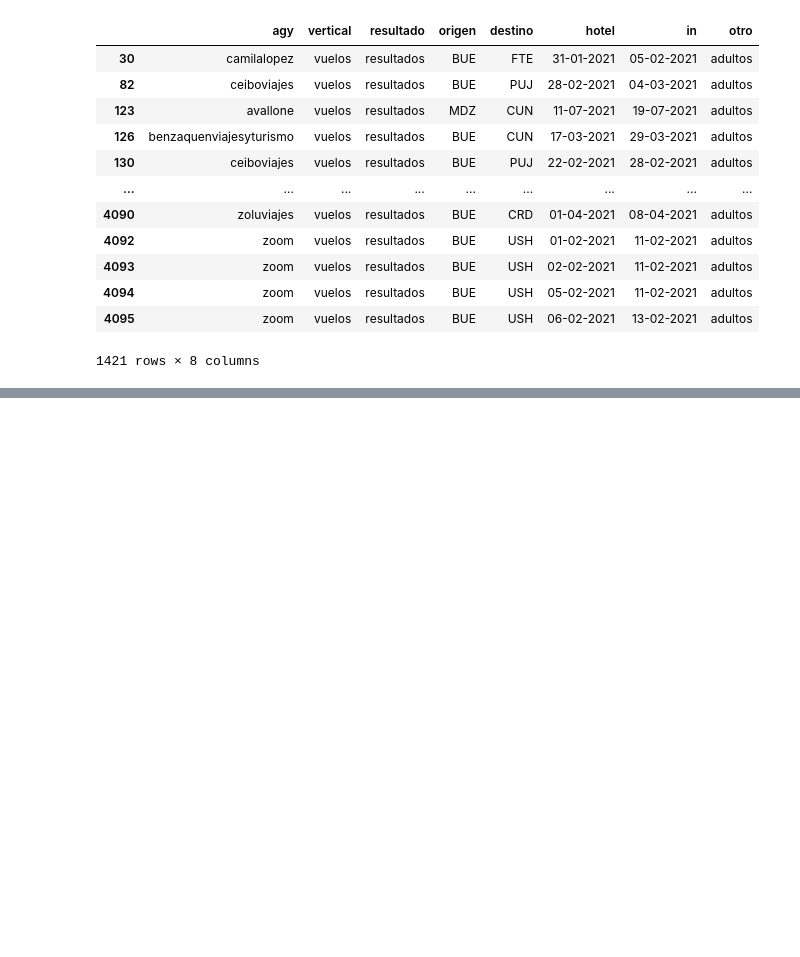
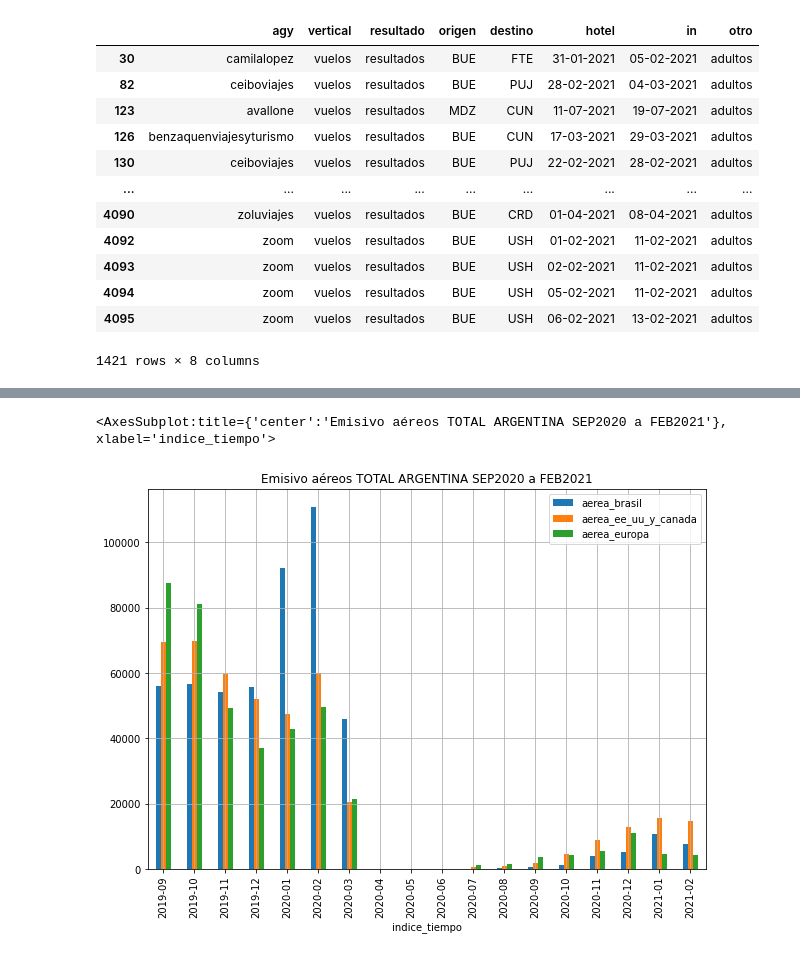
Before and after one commit to MarcoCenturion/Bash_data_analytics, a Jupyter notebook: sed cut tr python.ipynb, the cells around one changed output, grey strips where cells are left out. Cells and saved outputs as stored; diff of their text form; code cells hidden in the pictures; blank space fills up the shorter version.

```diff
--- a/sed cut tr python.ipynb
+++ b/sed cut tr python.ipynb
@@ -710,0 +704,2 @@ vuelos.dropna()
+# %%
+destinos=pd.read_csv('~/datasets/serie-tiempo-turismo-emisivo-mensual.csv')
@@ -710,0 +722,2 @@ vuelos.dropna()
+# %%
+destinos=pd.DataFrame(destinos)
@@ -710,0 +798,6 @@ vuelos.dropna()
+# %%
+#TI.sort_values(by=['Coef'],ascending=[False]).head(20).plot.bar(title='Semana 44 2018 - Indice creciente',grid=True,figsize=(20,7),x='Tramo',colormap='Set1_r')
+destinos[['indice_tiempo','aerea_brasil','aerea_ee_uu_y_canada','aerea_europa']].tail(18).plot.bar(title="Emisivo aéreos TOTAL ARGENTINA SEP2020 a FEB2021", figsize=(10,7),grid=True, x='indice_tiempo')
+# %% [output]
+<AxesSubplot:title={'center':'Emisivo aéreos TOTAL ARGENTINA SEP2020 a FEB2021'}, xlabel='indice_tiempo'>
+[figure, added]
```
Also changed, not shown: parts of 14 cells of this notebook, 1 other file.
